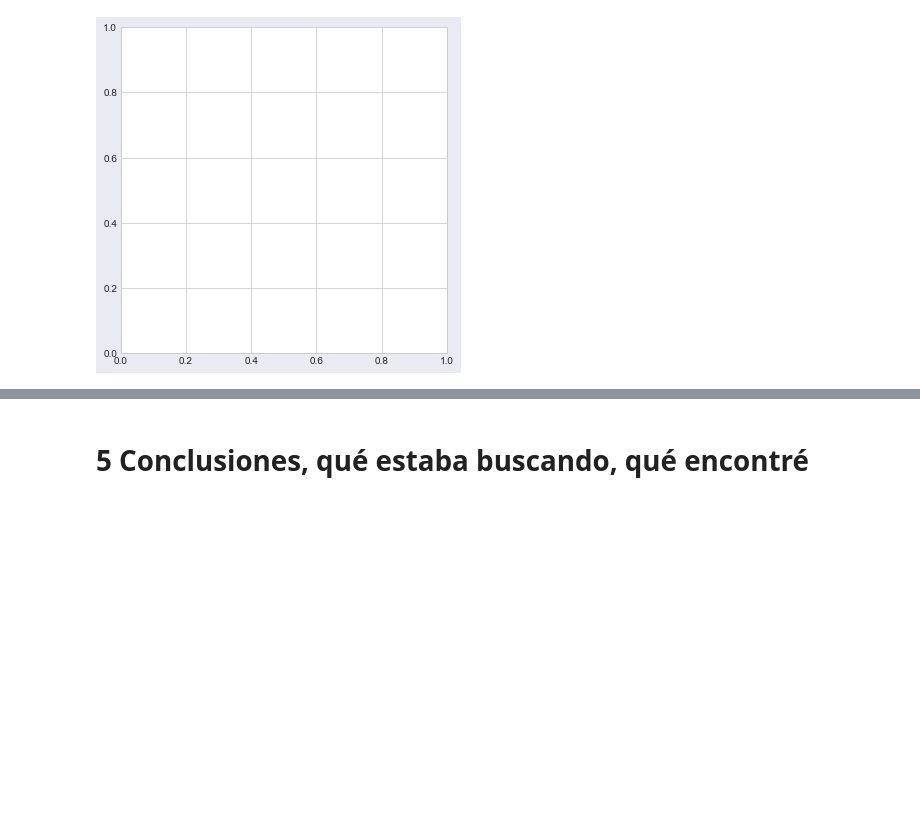
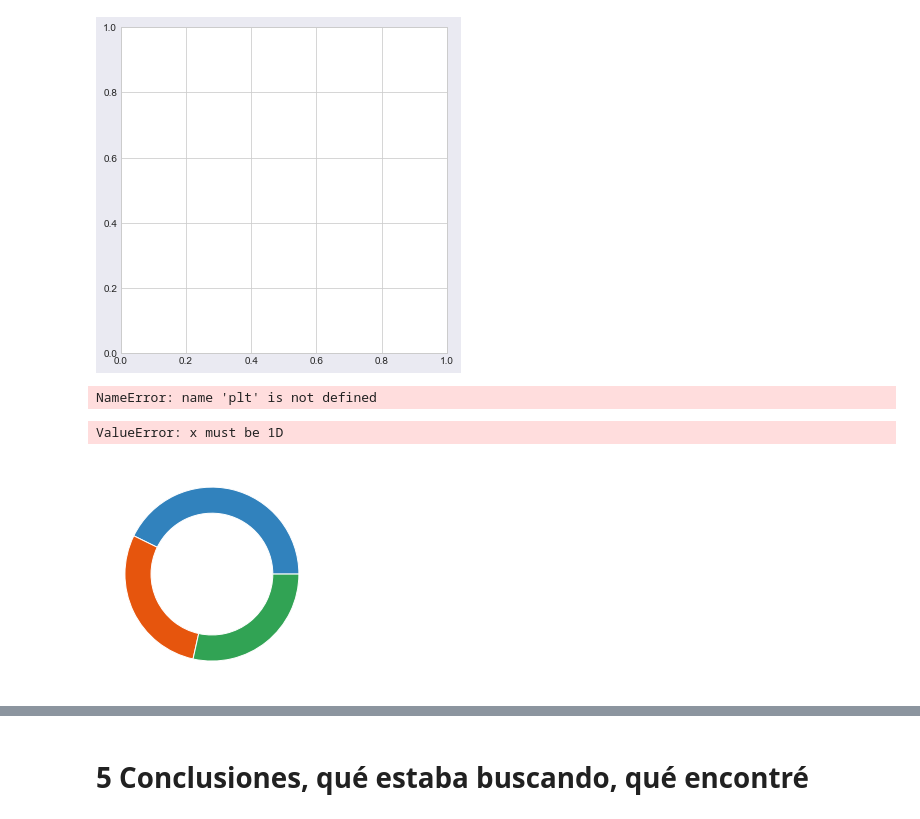
Before and after one commit to VioleCP/EPH-subocupacion, a Jupyter notebook: Subocupación Argentina.ipynb, the cells around one changed output, grey strips where cells are left out. Saved outputs shown, nothing was run; the diff lists cells and outputs as text; code cells hidden in the pictures; blank space fills up the shorter version.

```diff
--- a/Subocupación Argentina.ipynb
+++ b/Subocupación Argentina.ipynb
@@ -781,9 +781,6 @@ fig, ax = plt.subplots()
 size = 0.3
 vals = np.array([[60., 32.], [37., 40.], [29., 10.]])
 
-cmap = plt.get_cmap("tab20c")
-outer_colors = cmap(np.arange(3)*4)
-inner_colors = cmap([1, 2, 5, 6, 9, 10])
 
 ax.pie(vals.sum(axis=1), radius=1, colors=outer_colors,
        wedgeprops=dict(width=size, edgecolor='w'))
@@ -793,3 +790,26 @@ ax.pie(vals.flatten(), radius=1-size, colors=inner_colors,
 
 ax.set(aspect="equal", title='Pie plot with `ax.pie`')
 plt.show()
+# %% [output]
+NameError: name 'plt' is not defined
+# %%
+fig, ax = plt.subplots()
+
+size = 0.3
+
+
+cmap = plt.get_cmap("tab20c")
+outer_colors = cmap(np.arange(3)*4)
+inner_colors = cmap([1, 2, 5, 6, 9, 10])
+
+ax.pie(totaljub, radius=1, colors=outer_colors,
+       wedgeprops=dict(width=size, edgecolor='w'))
+
+ax.pie(jub, radius=1-size, colors=inner_colors,
+       wedgeprops=dict(width=size, edgecolor='w'))
+
+ax.set(aspect="equal", title='Pie plot with `ax.pie`')
+plt.show()
+# %% [output]
+ValueError: x must be 1D
+[figure, added]
```
Also changed, not shown: parts of 3 cells of this notebook.
